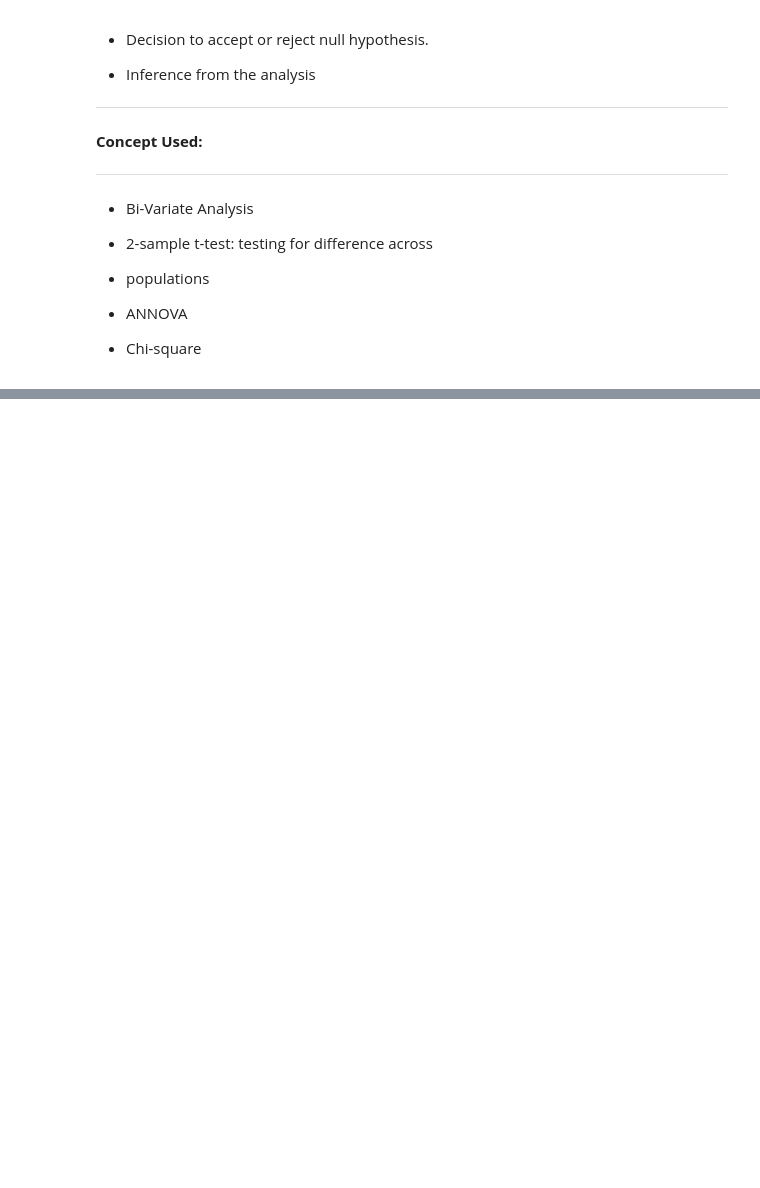
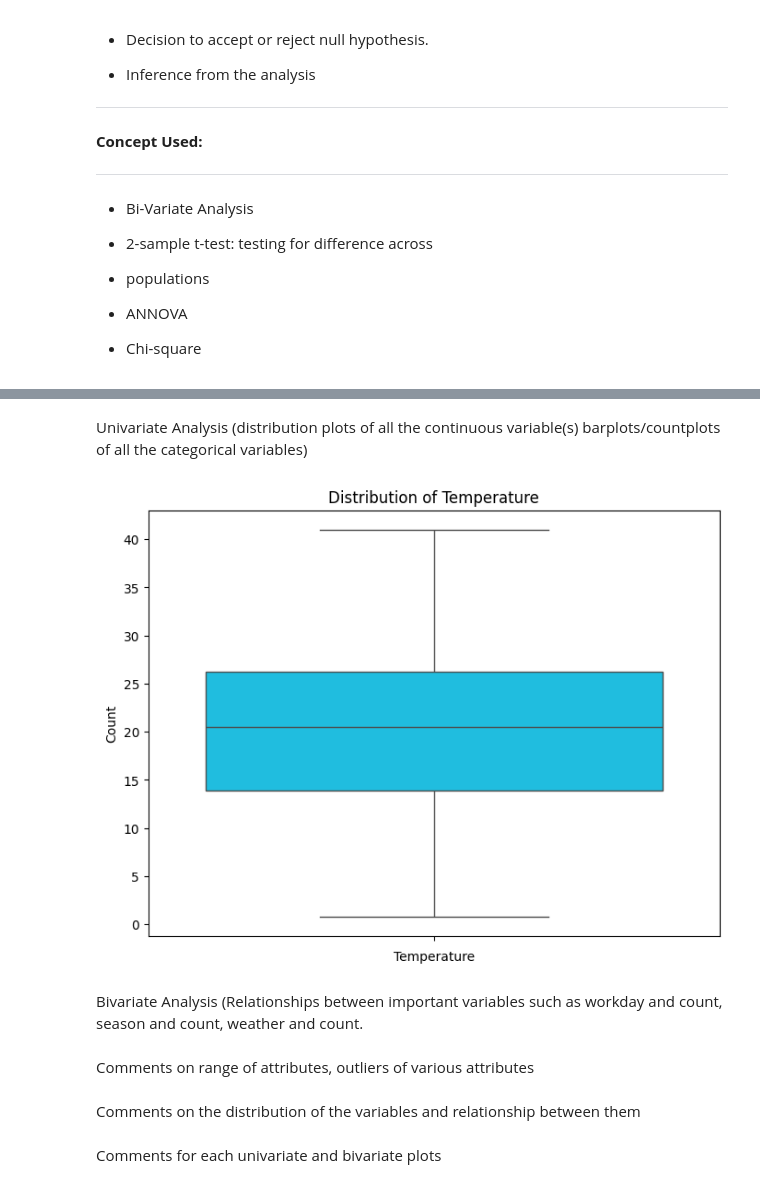
Before and after one commit to RichaGaharwar/Yulu---Hypothesis-Testing, a Jupyter notebook: Yulu_Hypothesis_Testing.ipynb, the cells around one changed output, grey strips where cells are left out. Cells and saved outputs as stored; diff of their text form; code cells hidden in the pictures; blank space fills up the shorter version.

```diff
--- a/Yulu_Hypothesis_Testing.ipynb
+++ b/Yulu_Hypothesis_Testing.ipynb
@@ -154,0 +165,7 @@ Working Day has effect on number of electric cycles rented
+# %%
+import pandas as pd
+import numpy as np
+import matplotlib.pyplot as plt
+import seaborn as sns
+yulu = pd.read_csv("/content/yulu.csv", parse_dates= ['datetime'])
+yulu.head(5)
@@ -154,0 +230,6 @@ Working Day has effect on number of electric cycles rented
+# %%
+yulu['season'] = yulu['season'].astype('category')
+yulu['holiday'] = yulu['holiday'].astype('category')
+yulu['workingday'] = yulu['workingday'].astype('category')
+yulu['weather'] = yulu['weather'].astype('category')
+yulu.info()
@@ -154,0 +424,21 @@ Working Day has effect on number of electric cycles rented
+# %% [markdown]
+Univariate Analysis (distribution plots of all the continuous variable(s) barplots/countplots of all the categorical variables)
+# %%
+Yulu_Cyan = '#00D2FF'
+plt.figure(figsize= (8,6))
+sns.boxplot(yulu['temp'], color = Yulu_Cyan)
+plt.title('Distribution of Temperature')
+plt.xlabel('Temperature')
+plt.ylabel('Count')
+
+plt.show()
+# %% [output]
+[figure, added]
+# %% [markdown]
+Bivariate Analysis (Relationships between important variables such as workday and count, season and count, weather and count.
+# %% [markdown]
+Comments on range of attributes, outliers of various attributes
+# %% [markdown]
+Comments on the distribution of the variables and relationship between them
+# %% [markdown]
+Comments for each univariate and bivariate plots
```
Also changed, not shown: parts of 40 cells of this notebook.
